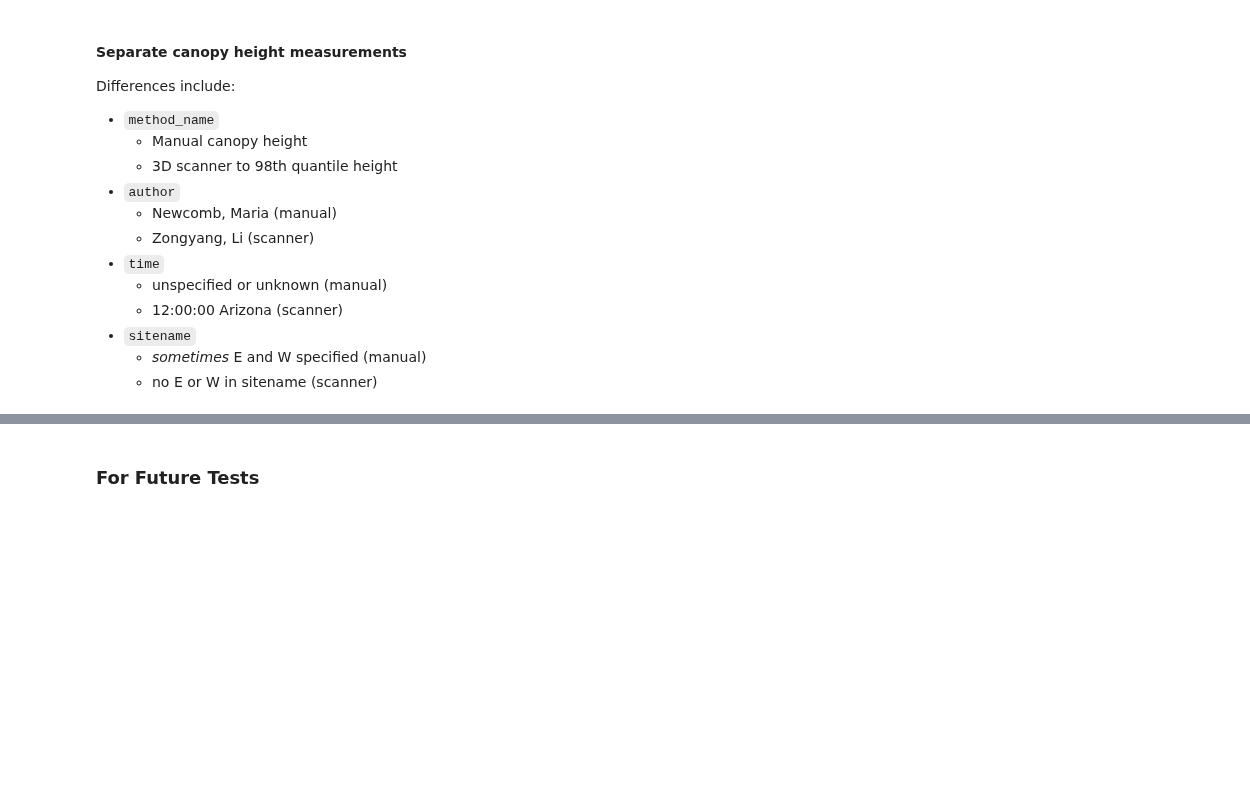
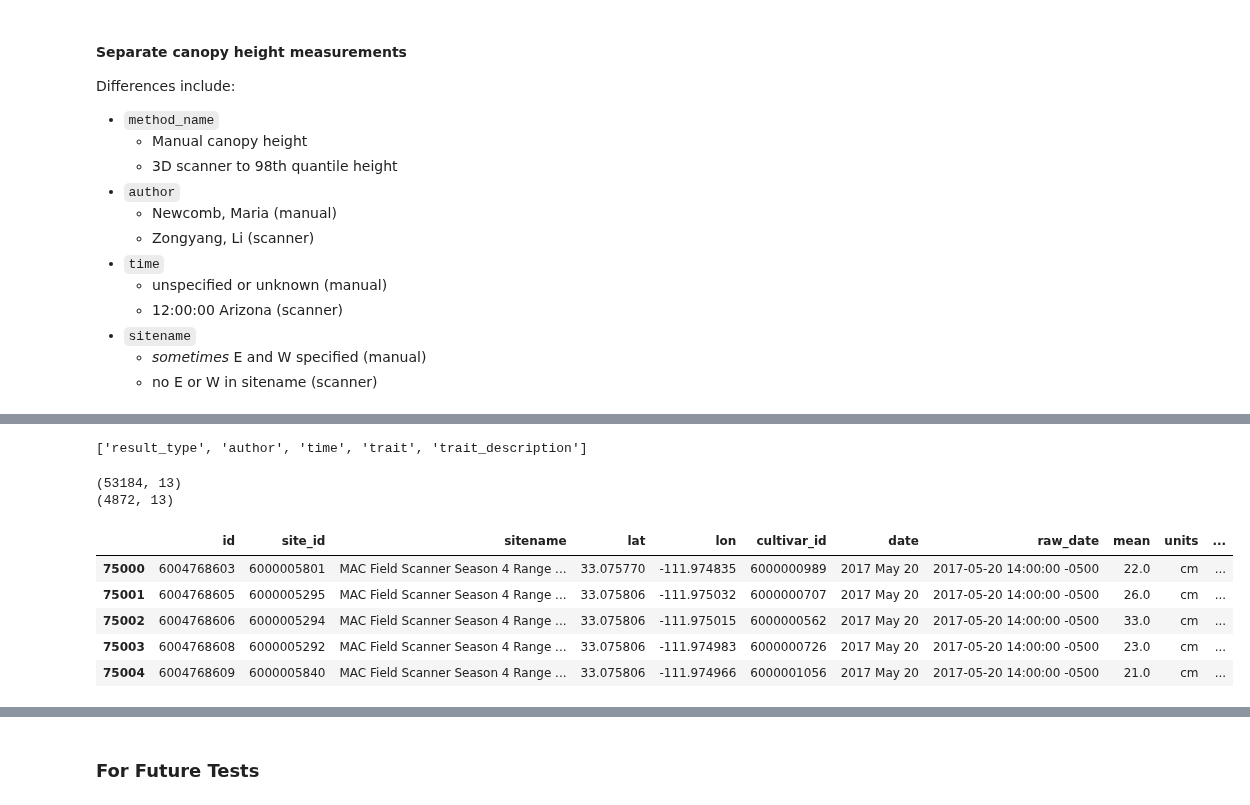
Before and after one commit to genophenoenvo/terraref-datasets, a Jupyter notebook: notebooks/canopy_heights.ipynb, the cells around one changed output, grey strips where cells are left out. Cells and saved outputs as stored; diff of their text form; code cells hidden in the pictures; blank space fills up the shorter version.

```diff
--- a/notebooks/canopy_heights.ipynb
+++ b/notebooks/canopy_heights.ipynb
@@ -124,0 +162,2 @@ Time values for scanner df: ['12:00:00 (America/Phoenix)']
+# %%
+more_cols_to_drop_manual = ['result_type', 'author', 'time', 'trait', 'trait_description']
@@ -124,0 +199,24 @@ Time values for scanner df: ['12:00:00 (America/Phoenix)']
+# %%
+more_cols_to_drop_manual
+# %% [output]
+['result_type', 'author', 'time', 'trait', 'trait_description']
+# %%
+more_cols_to_drop = more_cols_to_drop_manual
+# %%
+scanner_df_1 = scanner_df.drop(labels=more_cols_to_drop, axis=1)
+manual_df_1 = manual_df.drop(labels=more_cols_to_drop, axis=1)
+
+print(scanner_df_1.shape)
+print(manual_df_1.shape)
+# %% [output]
+(53184, 13)
+(4872, 13)
+# %%
+scanner_df_1.head()
+# %% [output]
+|  | id | site_id | sitename | lat | lon | cultivar_id | date | raw_date | mean | units | ... |
+| 75000 | 6004768603 | 6000005801 | MAC Field Scanner Season 4 Range ... | 33.075770 | -111.974835 | 6000000989 | 2017 May 20 | 2017-05-20 14:00:00 -0500 | 22.0 | cm | ... |
+| 75001 | 6004768605 | 6000005295 | MAC Field Scanner Season 4 Range ... | 33.075806 | -111.975032 | 6000000707 | 2017 May 20 | 2017-05-20 14:00:00 -0500 | 26.0 | cm | ... |
+| 75002 | 6004768606 | 6000005294 | MAC Field Scanner Season 4 Range ... | 33.075806 | -111.975015 | 6000000562 | 2017 May 20 | 2017-05-20 14:00:00 -0500 | 33.0 | cm | ... |
+| 75003 | 6004768608 | 6000005292 | MAC Field Scanner Season 4 Range ... | 33.075806 | -111.974983 | 6000000726 | 2017 May 20 | 2017-05-20 14:00:00 -0500 | 23.0 | cm | ... |
+| 75004 | 6004768609 | 6000005840 | MAC Field Scanner Season 4 Range ... | 33.075806 | -111.974966 | 6000001056 | 2017 May 20 | 2017-05-20 14:00:00 -0500 | 21.0 | cm | ... |
```
Also changed, not shown: parts of 21 cells of this notebook.
